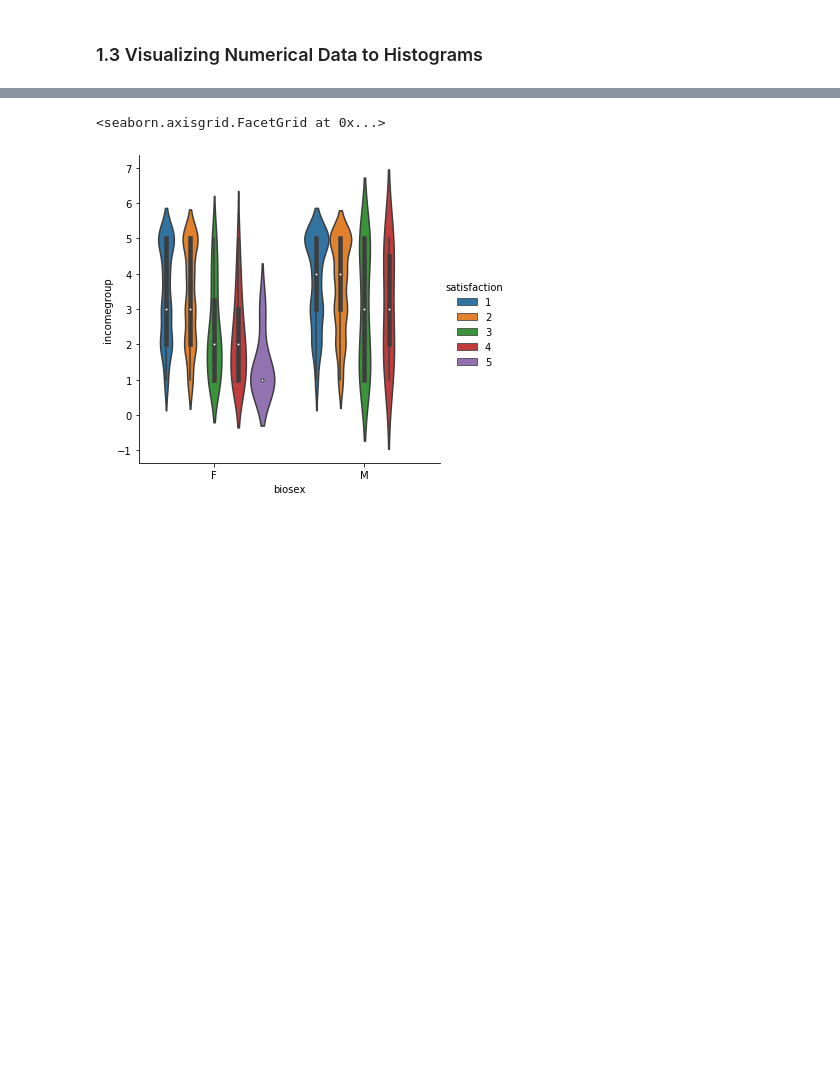
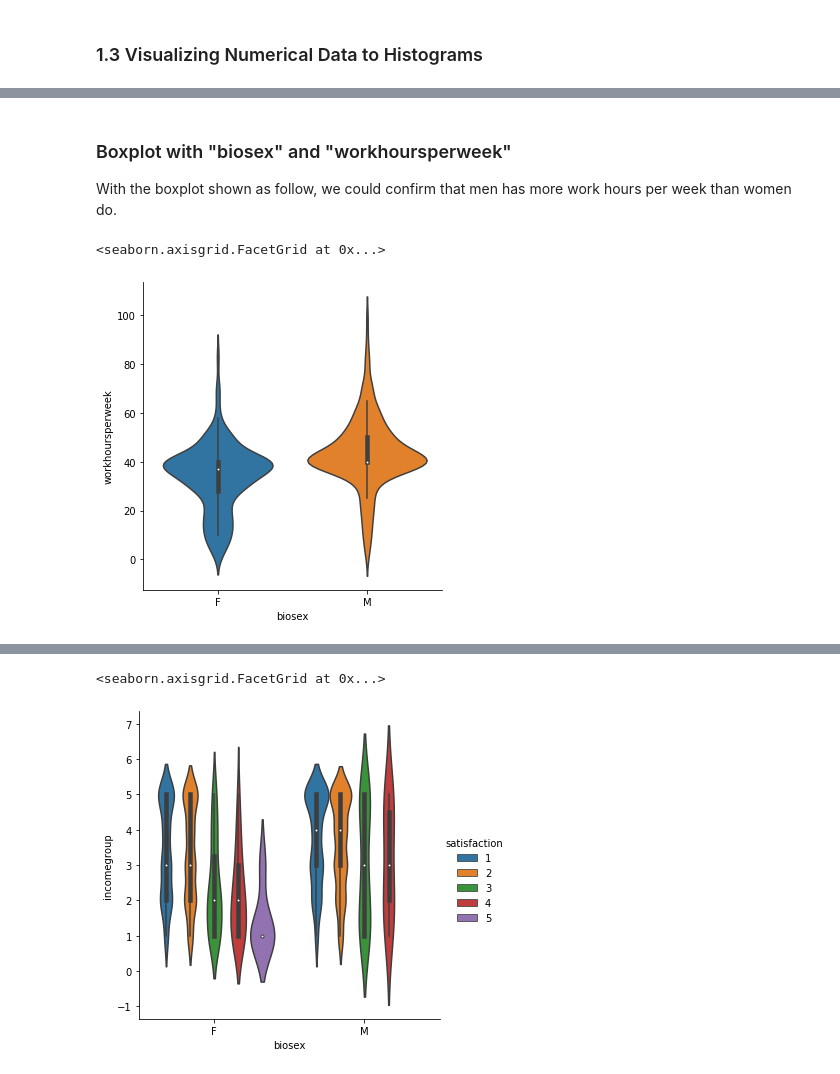
Before and after one commit to diegoarmaca/SocialDataSample, a Jupyter notebook: cchs.ipynb, the cells around one changed output, grey strips where cells are left out. Drawn from its saved outputs; the diff is of its cells as text; code cells hidden in the pictures; blank space fills up the shorter version.

```diff
--- a/cchs.ipynb
+++ b/cchs.ipynb
@@ -332,0 +358,9 @@ Warnings:
+# %% [markdown]
+### Boxplot with "biosex" and "workhoursperweek"
+With the boxplot shown as follow, we could confirm that men has more work hours per week than women do.
+# %%
+df = pd.DataFrame(data=CCHS)
+sns.catplot(x="biosex", y="workhoursperweek", kind="violin", data=df)
+# %% [output]
+<seaborn.axisgrid.FacetGrid at 0x...>
+[figure, added]
```
Also changed, not shown: parts of 15 cells of this notebook.
